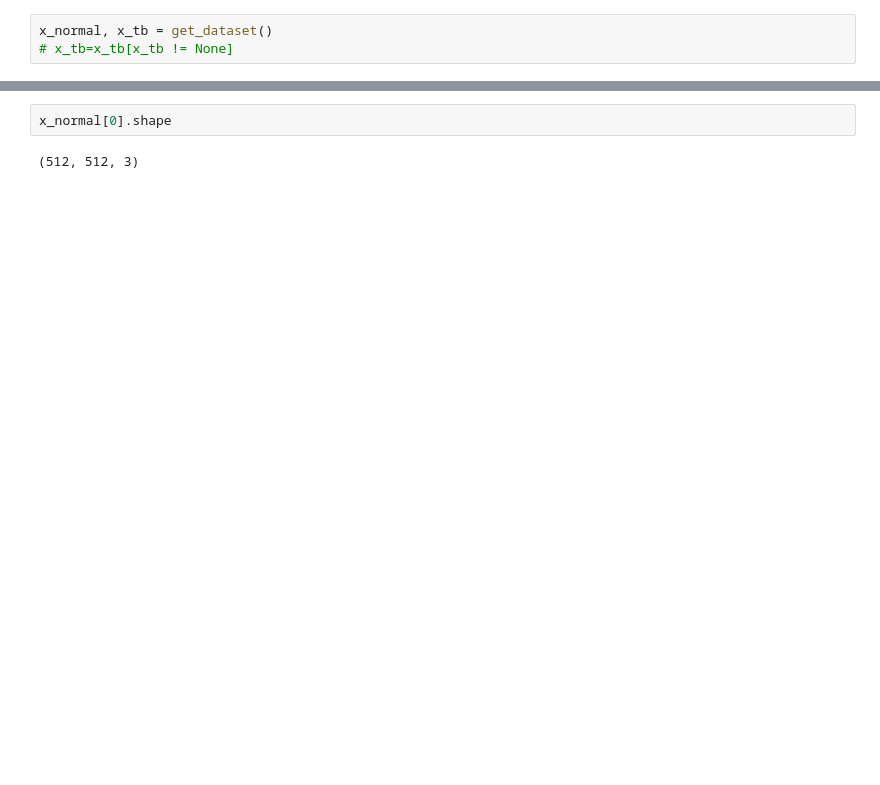
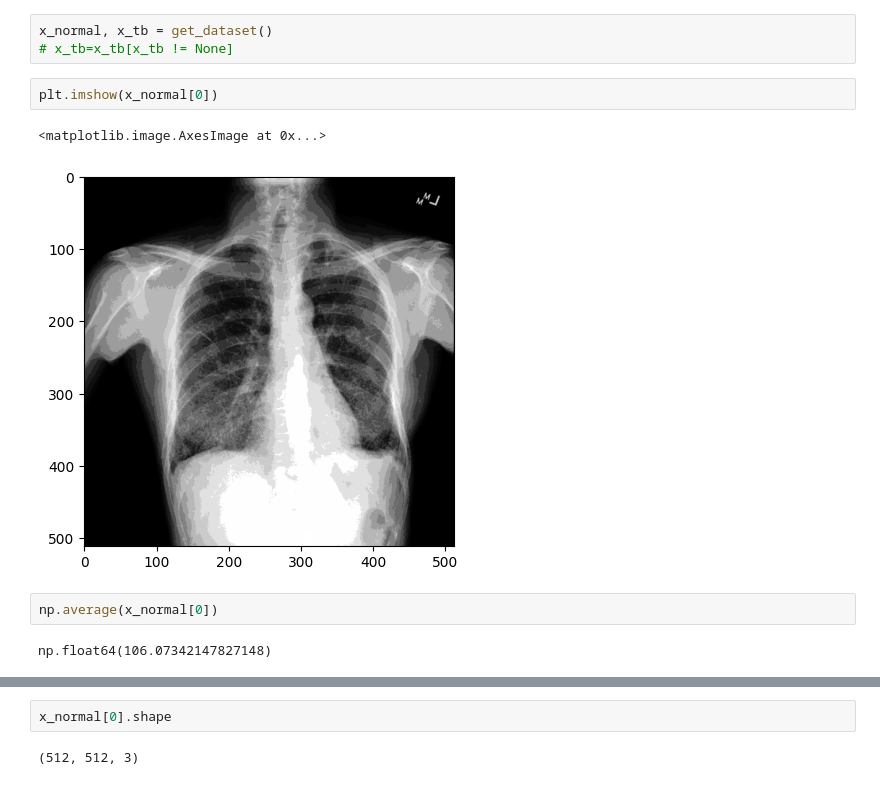
Before and after one commit to jeremia49/pacd-kelp4, a Jupyter notebook: code.ipynb, the cells around one changed output, grey strips where cells are left out. Drawn from its saved outputs; the diff is of its cells as text; blank space fills up the shorter version.

```diff
--- a/code.ipynb
+++ b/code.ipynb
@@ -40,3 +78,12 @@ def get_dataset():
 # %%
 x_normal, x_tb = get_dataset()
 # x_tb=x_tb[x_tb != None]
+# %%
+plt.imshow(x_normal[0])
+# %% [output]
+<matplotlib.image.AxesImage at 0x...>
+[figure, added]
+# %%
+np.average(x_normal[0])
+# %% [output]
+np.float64(106.07342147827148)
```
Also changed, not shown: parts of 20 cells of this notebook.
